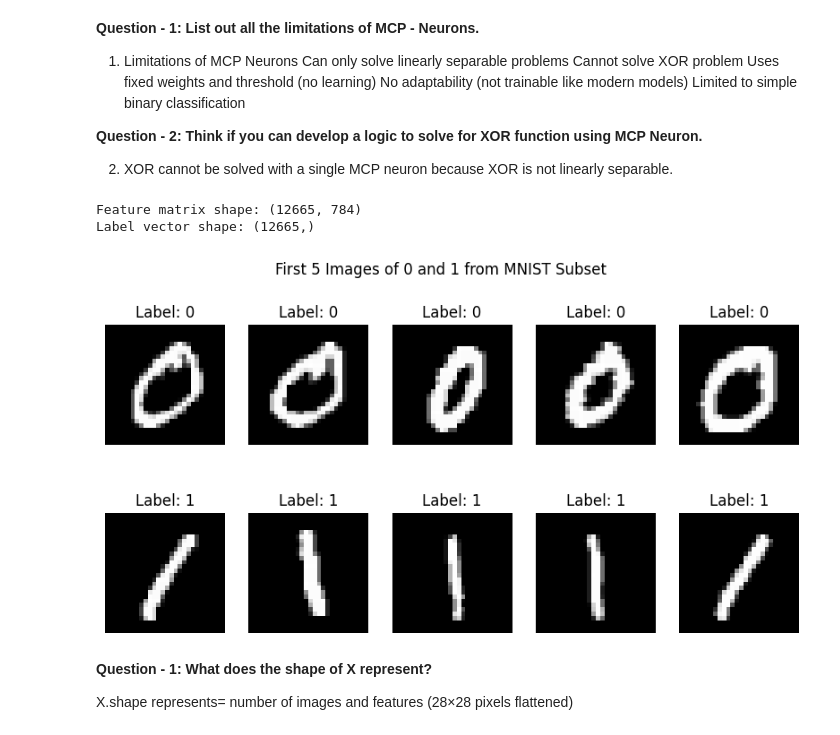
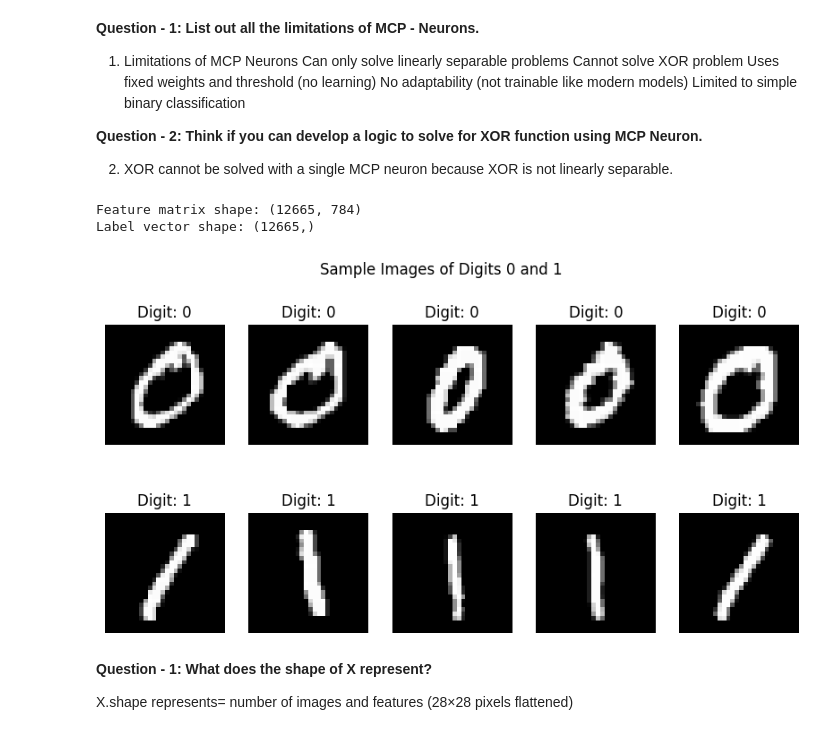
Before and after one commit to shreetushrestha/Shreetu-Shrestha_2417729_worksheet0, a Jupyter notebook: 2417729_Shreetu_Shrestha_W3.ipynb, the cells around one changed output. Saved outputs shown, nothing was run; the diff lists cells and outputs as text; code cells hidden in the pictures.

```diff
--- a/2417729_Shreetu_Shrestha_W3.ipynb
+++ b/2417729_Shreetu_Shrestha_W3.ipynb
@@ -79,39 +79,45 @@ Limited to simple binary classification
 # %%
 import pandas as pd
 import numpy as np
 import matplotlib.pyplot as plt
-# Load the dataset
+
+# Load dataset
 df_0_1 = pd.read_csv("/content/mnist_0_and_1.csv")
-# Extract features and labels
-X = df_0_1.drop(columns=["label"]).values # 784 pixels
-y = df_0_1["label"].values # Labels (0 or 1)
-# Check the shape of the features and labels
+
+# Features and labels
+X = df_0_1.drop(columns=["label"]).values
+y = df_0_1["label"].values
+
 print("Feature matrix shape:", X.shape)
 print("Label vector shape:", y.shape)
 
-# Separate images for label 0 and label 1
-images_0 = X[y == 0] # Get all images with label 0
-images_1 = X[y == 1] # Get all images with label 1
+# Separate images
+images_0 = X[y == 0]
+images_1 = X[y == 1]
+
+# Plot
 fig, axes = plt.subplots(2, 5, figsize=(10, 5))
-# Check if the arrays have the required amount of data
+
 if len(images_0) < 5 or len(images_1) < 5:
-    print("Error: Not enough images in images_0 or images_1 to plot 5 images.")
+    print("Error: Not enough images to display.")
 else:
     for i in range(5):
-        # Plot digit 0
+        # Row 1 → digit 0
         axes[0, i].imshow(images_0[i].reshape(28, 28), cmap="gray")
-        axes[0, i].set_title("Label: 0")
+        axes[0, i].set_title(f"Digit: 0")
         axes[0, i].axis("off")
-        # Plot digit 1
+
+        # Row 2 → digit 1
         axes[1, i].imshow(images_1[i].reshape(28, 28), cmap="gray")
-        axes[1, i].set_title("Label: 1")
+        axes[1, i].set_title(f"Digit: 1")
         axes[1, i].axis("off")
-    plt.suptitle("First 5 Images of 0 and 1 from MNIST Subset")
+
+    plt.suptitle("Sample Images of Digits 0 and 1")
     plt.show()
 # %% [output]
 Feature matrix shape: (12665, 784)
 Label vector shape: (12665,)
-[figure, old version]
+[figure, new version]
 # %% [markdown]
 **Question - 1: What does the shape of X represent?**
 
```
Also changed, not shown: parts of 1 cell of this notebook, 2 other files.
